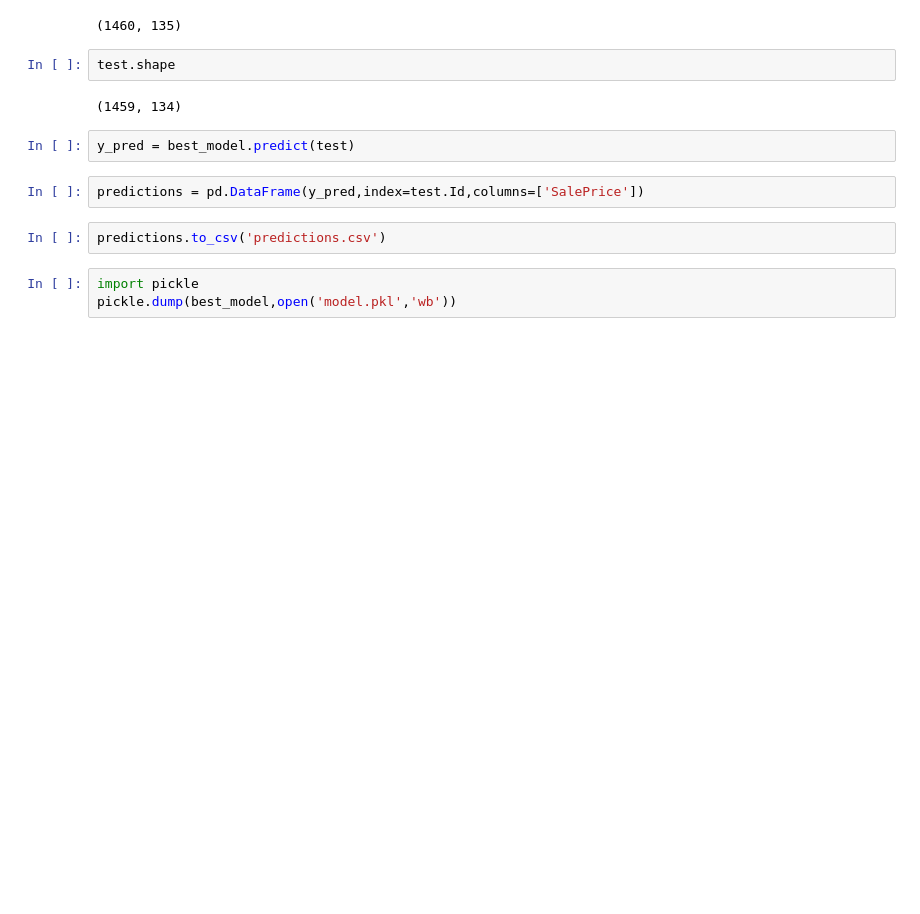
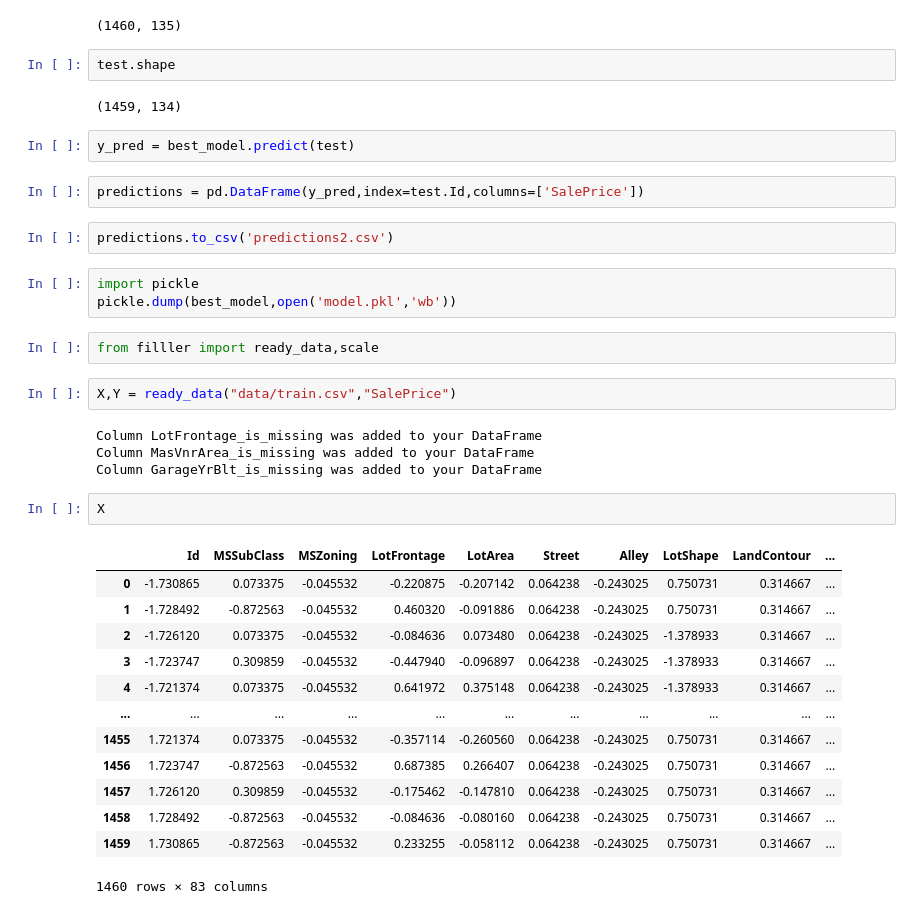
Before and after one commit to Ashsenior/Housing-price-prediction-ML, a Jupyter notebook: model.ipynb, the cells around one changed output. Drawn from its saved outputs; the diff is of its cells as text; blank space fills up the shorter version.

```diff
--- a/model.ipynb
+++ b/model.ipynb
@@ -235,7 +241,31 @@ y_pred = best_model.predict(test)
 # %%
 predictions = pd.DataFrame(y_pred,index=test.Id,columns=['SalePrice'])
 # %%
-predictions.to_csv('predictions.csv')
+predictions.to_csv('predictions2.csv')
 # %%
 import pickle
 pickle.dump(best_model,open('model.pkl','wb'))
+# %%
+from filller import ready_data,scale
+# %%
+X,Y = ready_data("data/train.csv","SalePrice")
+# %% [output]
+Column LotFrontage_is_missing was added to your DataFrame
+Column MasVnrArea_is_missing was added to your DataFrame
+Column GarageYrBlt_is_missing was added to your DataFrame
+# %%
+X
+# %% [output]
+|  | Id | MSSubClass | MSZoning | LotFrontage | LotArea | Street | Alley | LotShape | LandContour | ... |
+| 0 | -1.730865 | 0.073375 | -0.045532 | -0.220875 | -0.207142 | 0.064238 | -0.243025 | 0.750731 | 0.314667 | ... |
+| 1 | -1.728492 | -0.872563 | -0.045532 | 0.460320 | -0.091886 | 0.064238 | -0.243025 | 0.750731 | 0.314667 | ... |
+| 2 | -1.726120 | 0.073375 | -0.045532 | -0.084636 | 0.073480 | 0.064238 | -0.243025 | -1.378933 | 0.314667 | ... |
+| 3 | -1.723747 | 0.309859 | -0.045532 | -0.447940 | -0.096897 | 0.064238 | -0.243025 | -1.378933 | 0.314667 | ... |
+| 4 | -1.721374 | 0.073375 | -0.045532 | 0.641972 | 0.375148 | 0.064238 | -0.243025 | -1.378933 | 0.314667 | ... |
+| ... | ... | ... | ... | ... | ... | ... | ... | ... | ... | ... |
+| 1455 | 1.721374 | 0.073375 | -0.045532 | -0.357114 | -0.260560 | 0.064238 | -0.243025 | 0.750731 | 0.314667 | ... |
+| 1456 | 1.723747 | -0.872563 | -0.045532 | 0.687385 | 0.266407 | 0.064238 | -0.243025 | 0.750731 | 0.314667 | ... |
+| 1457 | 1.726120 | 0.309859 | -0.045532 | -0.175462 | -0.147810 | 0.064238 | -0.243025 | 0.750731 | 0.314667 | ... |
+| 1458 | 1.728492 | -0.872563 | -0.045532 | -0.084636 | -0.080160 | 0.064238 | -0.243025 | 0.750731 | 0.314667 | ... |
+| 1459 | 1.730865 | -0.872563 | -0.045532 | 0.233255 | -0.058112 | 0.064238 | -0.243025 | 0.750731 | 0.314667 | ... |
+1460 rows × 83 columns
```
Also changed, not shown: parts of 20 cells of this notebook, 3 other files.
